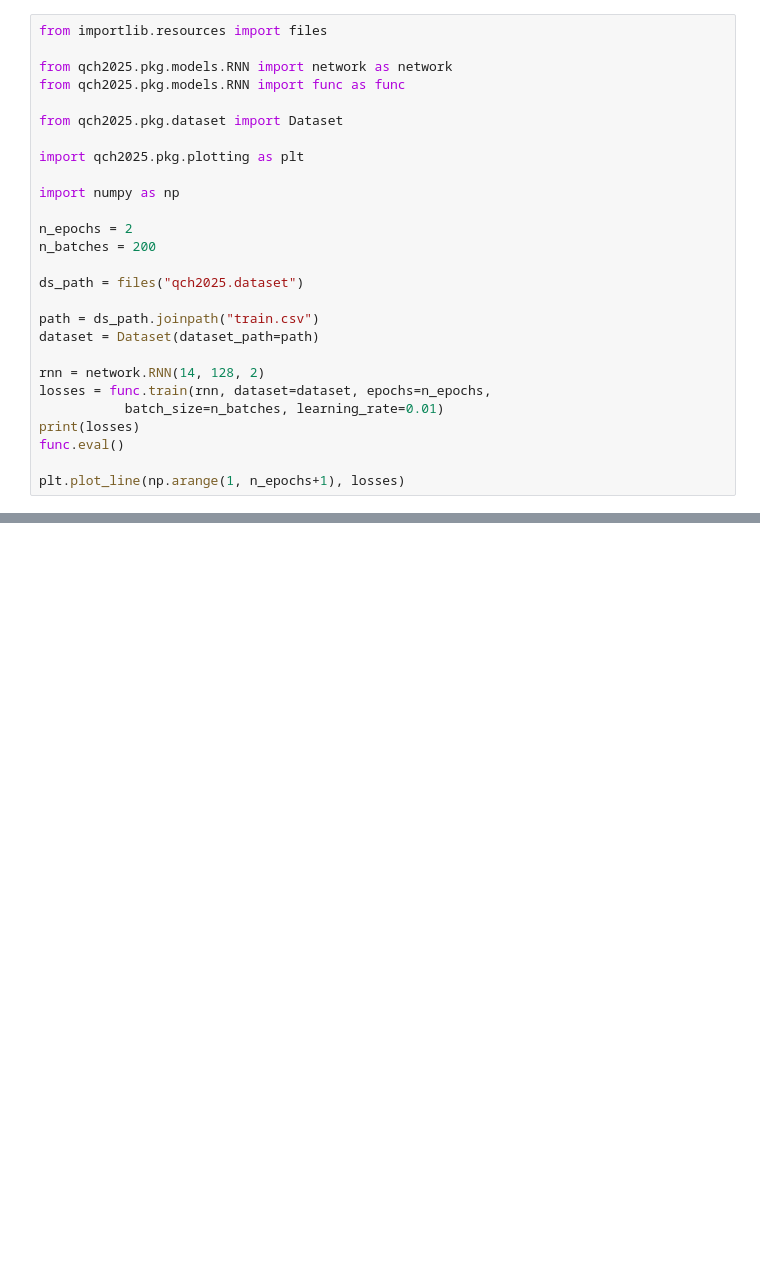
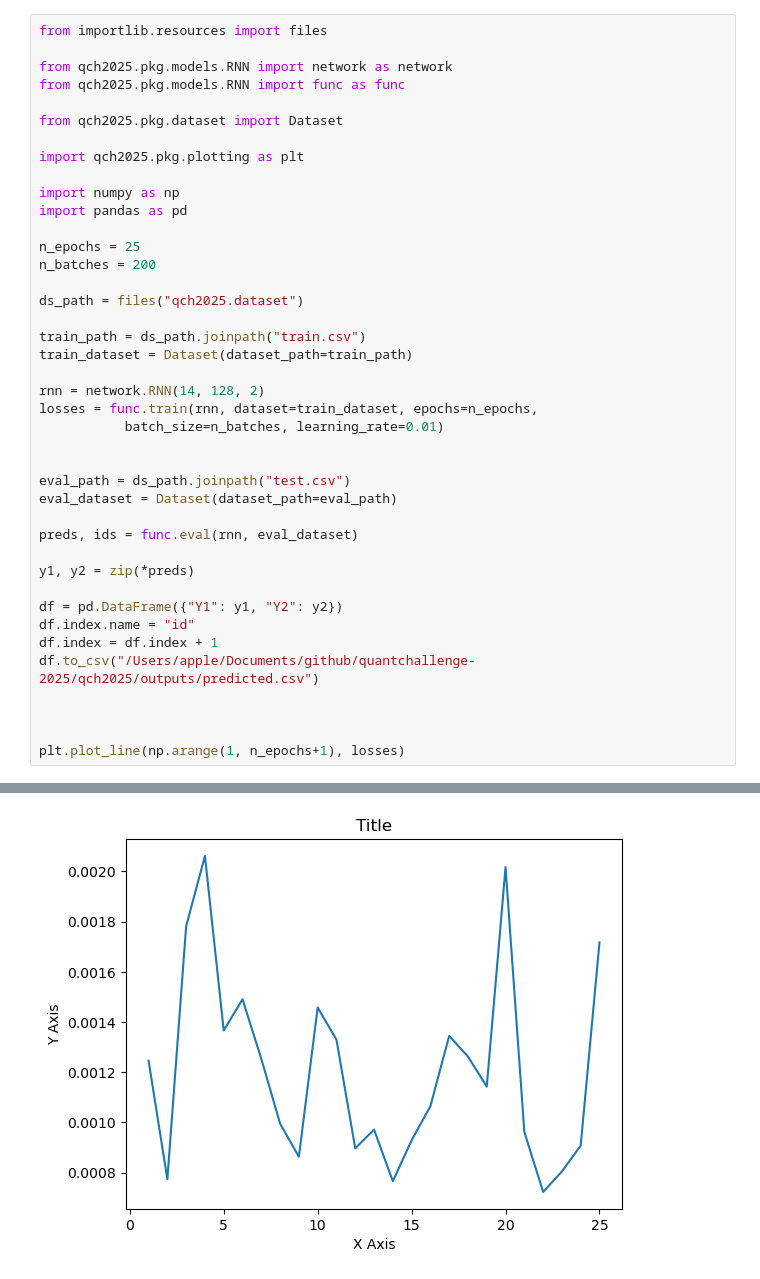
Before and after one commit to chrispukas/quantchallenge-2025, a Jupyter notebook: scripts/notebooks/models.ipynb, the cells around one changed output, grey strips where cells are left out. Cells and saved outputs as stored; diff of their text form; blank space fills up the shorter version.

```diff
--- a/scripts/notebooks/models.ipynb
+++ b/scripts/notebooks/models.ipynb
@@ -9,20 +9,34 @@ from qch2025.pkg.dataset import Dataset
 import qch2025.pkg.plotting as plt
 
 import numpy as np
+import pandas as pd
 
-n_epochs = 2
+n_epochs = 25
 n_batches = 200
 
 ds_path = files("qch2025.dataset")
 
-path = ds_path.joinpath("train.csv")
-dataset = Dataset(dataset_path=path)
+train_path = ds_path.joinpath("train.csv")
+train_dataset = Dataset(dataset_path=train_path)
 
 rnn = network.RNN(14, 128, 2)
-losses = func.train(rnn, dataset=dataset, epochs=n_epochs,
+losses = func.train(rnn, dataset=train_dataset, epochs=n_epochs,
            batch_size=n_batches, learning_rate=0.01)
-print(losses)
-func.eval()
+
+
+eval_path = ds_path.joinpath("test.csv")
+eval_dataset = Dataset(dataset_path=eval_path)
+
+preds, ids = func.eval(rnn, eval_dataset)
+
+y1, y2 = zip(*preds)
+
+df = pd.DataFrame({"Y1": y1, "Y2": y2})
+df.index.name = "id"
+df.index = df.index + 1
+df.to_csv("/Users/apple/Documents/github/quantchallenge-2025/qch2025/outputs/predicted.csv")
+
+
 
 plt.plot_line(np.arange(1, n_epochs+1), losses)
 # %% [output]
@@ -35,0 +60 @@ AttributeError: module 'qch2025.pkg.plotting' has no attribute 'plot_line'
+[figure, added]
```
Also changed, not shown: parts of 1 cell of this notebook, 5 other files.
